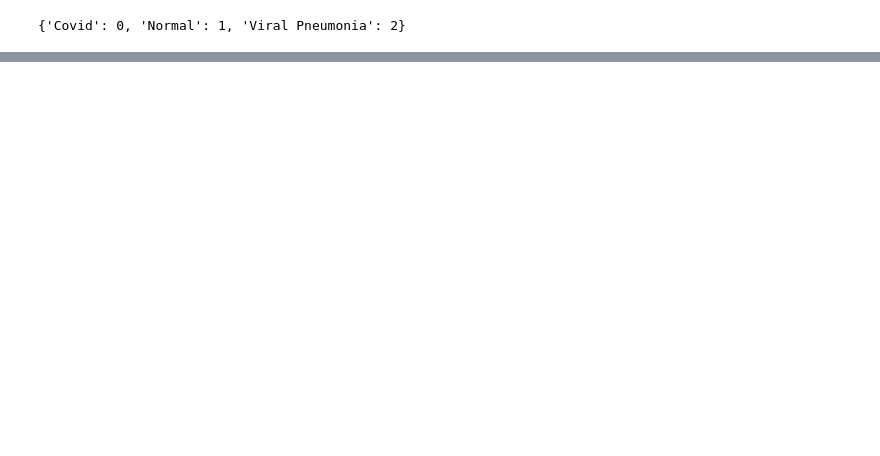
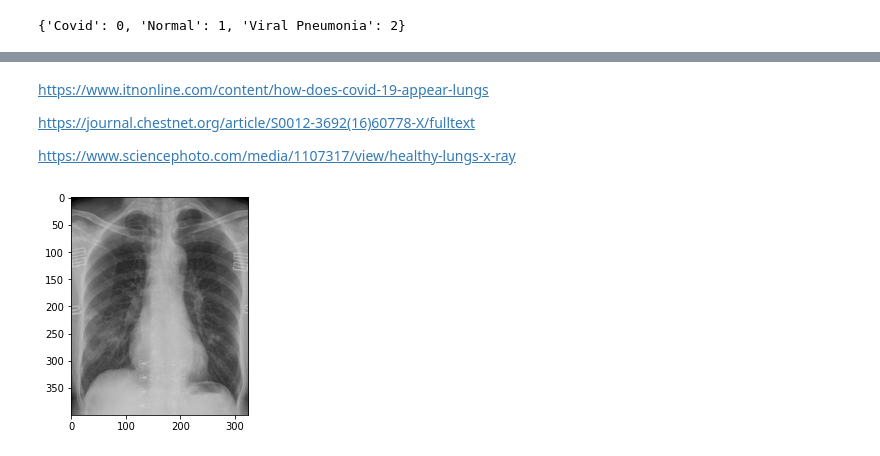
Before and after one commit to pk2971/COVID-19-Image-Classification, a Jupyter notebook: Covid_19_image_Classification.ipynb, the cells around one changed output, grey strips where cells are left out. Saved outputs shown, nothing was run; the diff lists cells and outputs as text; code cells hidden in the pictures; blank space fills up the shorter version.

```diff
--- a/Covid_19_image_Classification.ipynb
+++ b/Covid_19_image_Classification.ipynb
@@ -78,0 +214,13 @@ Transfer Learning for Image Classification:
+# %% [markdown]
+https://www.itnonline.com/content/how-does-covid-19-appear-lungs
+
+https://journal.chestnet.org/article/S0012-3692(16)60778-X/fulltext
+
+https://www.sciencephoto.com/media/1107317/view/healthy-lungs-x-ray
+# %%
+import cv2
+img=cv2.imread('/content/ChestCOVID19.jpg')
+plt.imshow(img)
+plt.show()
+# %% [output]
+[figure, added]
```
Also changed, not shown: parts of 22 cells of this notebook.
